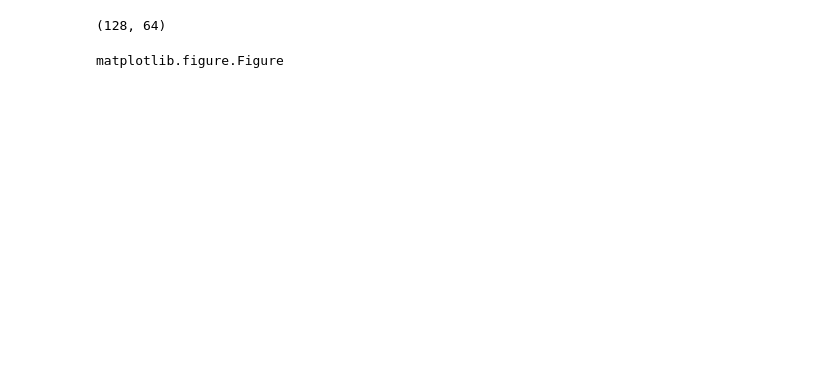
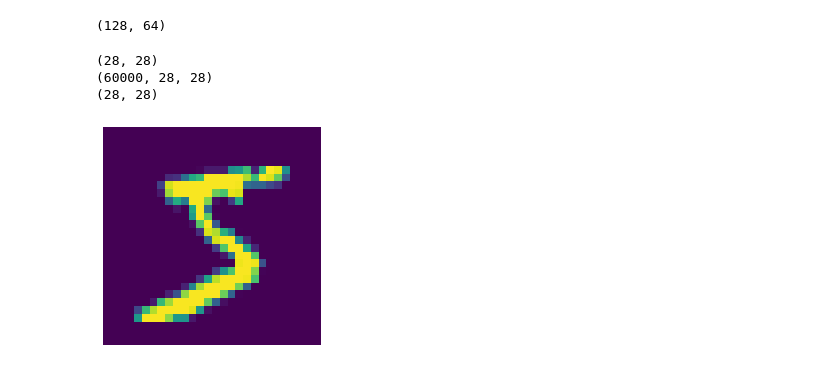
Before and after one commit to MaryamSayed01/Bank-System, a Jupyter notebook: Mnist.ipynb, the cells around one changed output. Cells and saved outputs as stored; diff of their text form; code cells hidden in the pictures; blank space fills up the shorter version.

```diff
--- a/Mnist.ipynb
+++ b/Mnist.ipynb
@@ -61,10 +86,22 @@ for i in range(10):
 hog_image_rescaled.shape
 # %% [output]
 (128, 64)
-# %%
-type(fig)
-# %% [output]
-matplotlib.figure.Figure
+# %%
+resized_img = resize(X_train[0], (28, 28))
+plt.axis("off")
+plt.imshow(resized_img)
+print(resized_img.shape)
+X_train=X_train.astype(np.float32)/255
+X_test=X_test.astype(np.float32)/255
+arr= np.empty((60000, 28, 28), dtype='float32')
+print(arr.shape)
+np.append(arr,resized_img)
+# print(arr[0].shape)
+# %% [output]
+(28, 28)
+(60000, 28, 28)
+(28, 28)
+[figure, added]
 # %%
 #Resources
 # https://machinelearningmastery.com/how-to-develop-a-convolutional-neural-network-from-scratch-for-mnist-handwritten-digit-classification/
```
Also changed, not shown: parts of 2 cells of this notebook.
